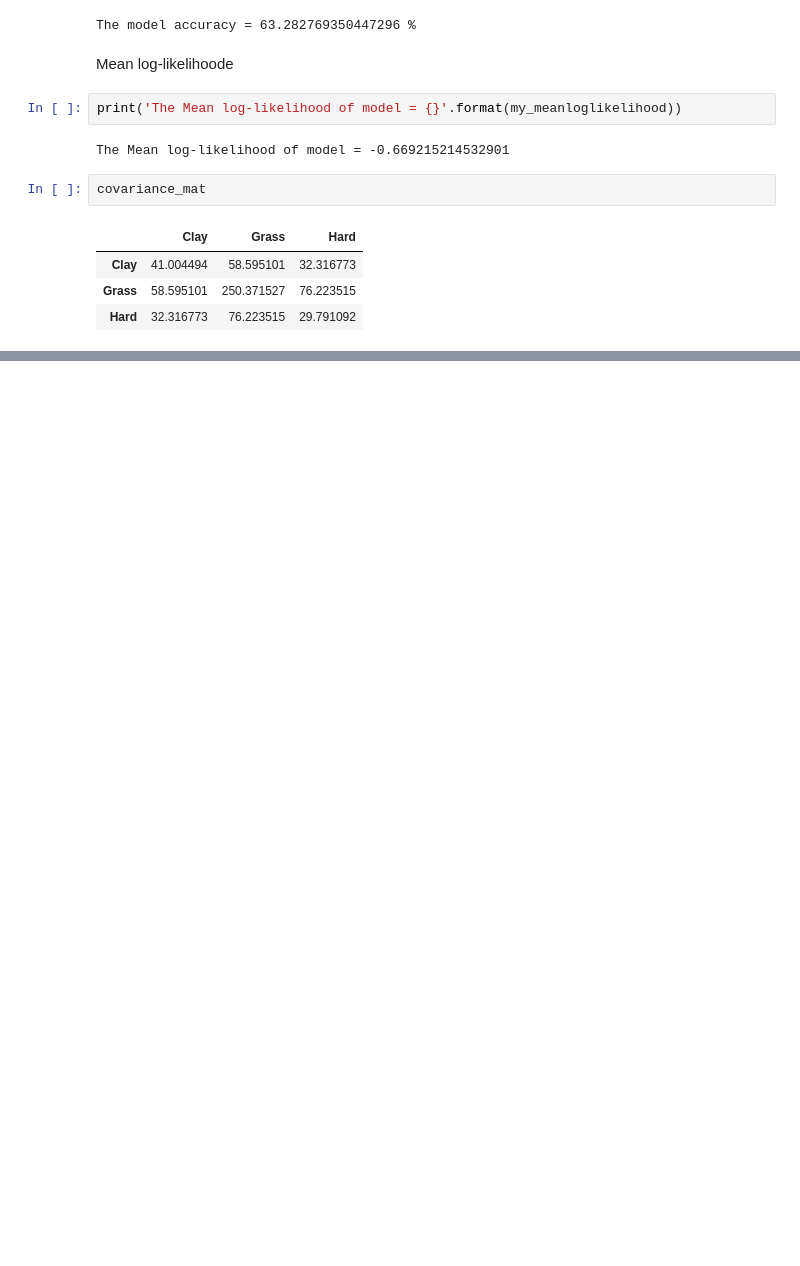
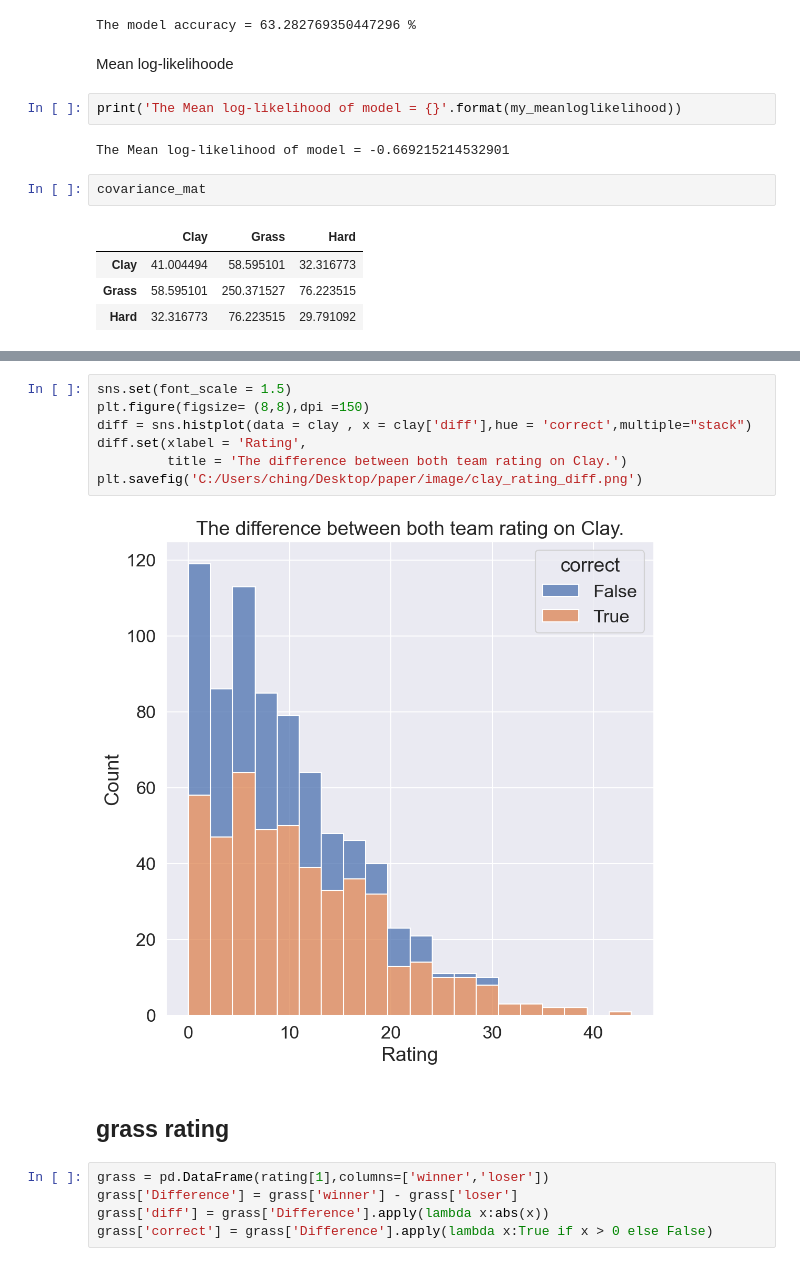
Before and after one commit to sinker048/thesis, a Jupyter notebook: Generalize Bradley-Terry Surface Model.ipynb, the cells around one changed output, grey strips where cells are left out. Saved outputs shown, nothing was run; the diff lists cells and outputs as text; blank space fills up the shorter version.

```diff
--- a/Generalize Bradley-Terry Surface Model.ipynb
+++ b/Generalize Bradley-Terry Surface Model.ipynb
@@ -655,0 +750,16 @@ covariance_mat
+# %%
+sns.set(font_scale = 1.5)
+plt.figure(figsize= (8,8),dpi =150)
+diff = sns.histplot(data = clay , x = clay['diff'],hue = 'correct',multiple="stack")
+diff.set(xlabel = 'Rating',
+         title = 'The difference between both team rating on Clay.')
+plt.savefig('C:/Users/ching/Desktop/paper/image/clay_rating_diff.png')
+# %% [output]
+[figure, added]
+# %% [markdown]
+## grass rating
+# %%
+grass = pd.DataFrame(rating[1],columns=['winner','loser'])
+grass['Difference'] = grass['winner'] - grass['loser']
+grass['diff'] = grass['Difference'].apply(lambda x:abs(x))
+grass['correct'] = grass['Difference'].apply(lambda x:True if x > 0 else False)
```
Also changed, not shown: parts of 13 cells of this notebook.
